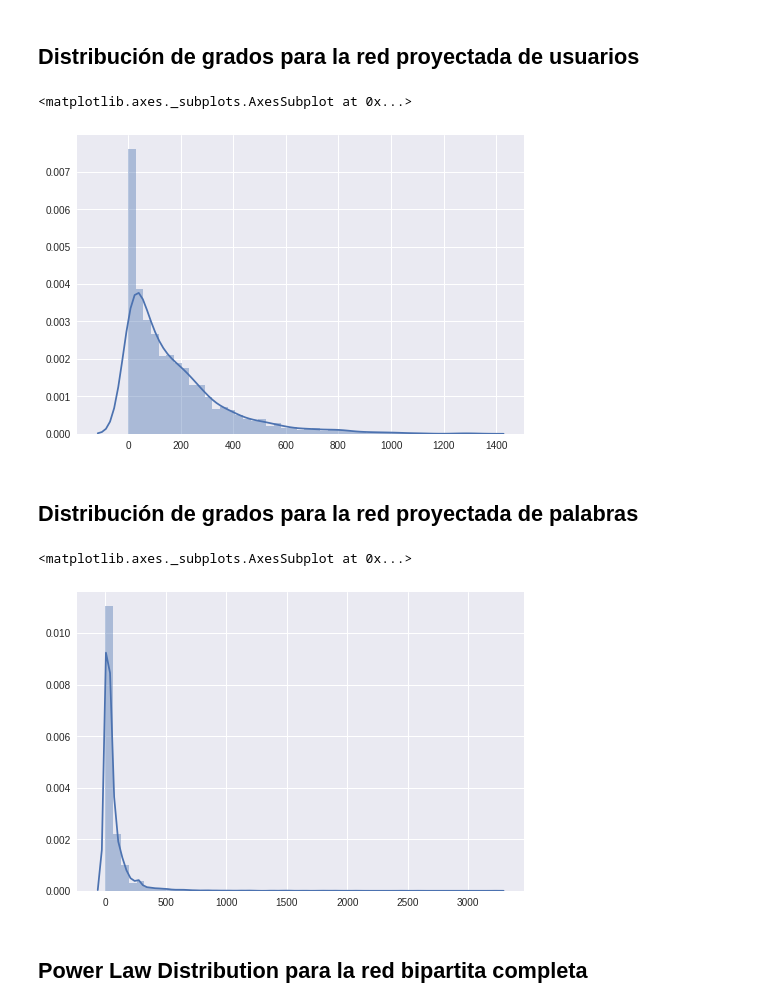
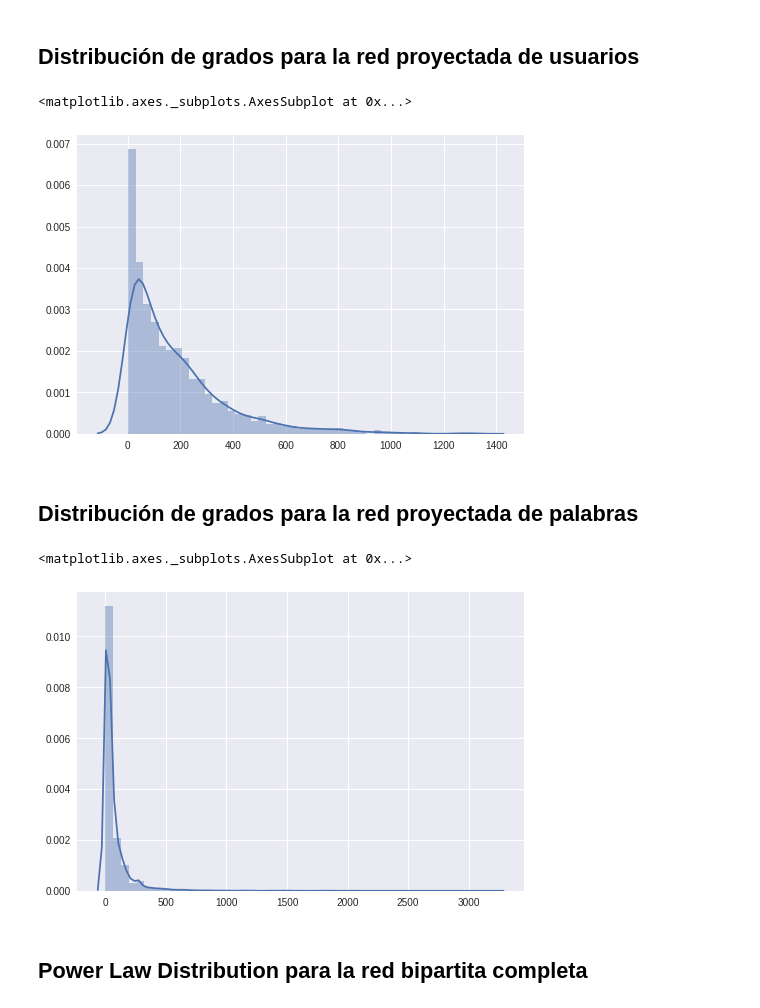
Before and after one commit to spulido99/NetworksAnalysis, a Jupyter notebook: camilo_torres_botero/proyecto/Red bipartita de usuarios y palabras en tweets.ipynb, the cells around one changed output. Cells and saved outputs as stored; diff of their text form; code cells hidden in the pictures.

Commit message:
Working in components from tweets users and words network

```diff
--- a/camilo_torres_botero/proyecto/Red bipartita de usuarios y palabras en tweets.ipynb
+++ b/camilo_torres_botero/proyecto/Red bipartita de usuarios y palabras en tweets.ipynb
@@ -97,18 +97,22 @@ sns.distplot(degrees_tweets_users_words_graph)
 ## Distribución de grados para la red proyectada de usuarios
 # %%
 degrees_projected_graph_users = list(projected_graph_users.degree().values())
+degrees_projected_graph_users = np.array(degrees_projected_graph_users)
+degrees_projected_graph_users = degrees_projected_graph_users[np.nonzero(degrees_projected_graph_users)]
 sns.distplot(degrees_projected_graph_users)
 # %% [output]
 <matplotlib.axes._subplots.AxesSubplot at 0x...>
-[figure, old version]
+[figure, new version]
 # %% [markdown]
 ## Distribución de grados para la red proyectada de palabras
 # %%
 degrees_projected_graph_words = list(projected_graph_words.degree().values())
+degrees_projected_graph_words = np.array(degrees_projected_graph_words)
+degrees_projected_graph_words = degrees_projected_graph_words[np.nonzero(degrees_projected_graph_words)]
 sns.distplot(degrees_projected_graph_words)
 # %% [output]
 <matplotlib.axes._subplots.AxesSubplot at 0x...>
-[figure, old version]
+[figure, new version]
 # %% [markdown]
 ## Power Law Distribution para la red bipartita completa
 # %%
```
Also changed, not shown: parts of 9 cells of this notebook, 5 other files.
